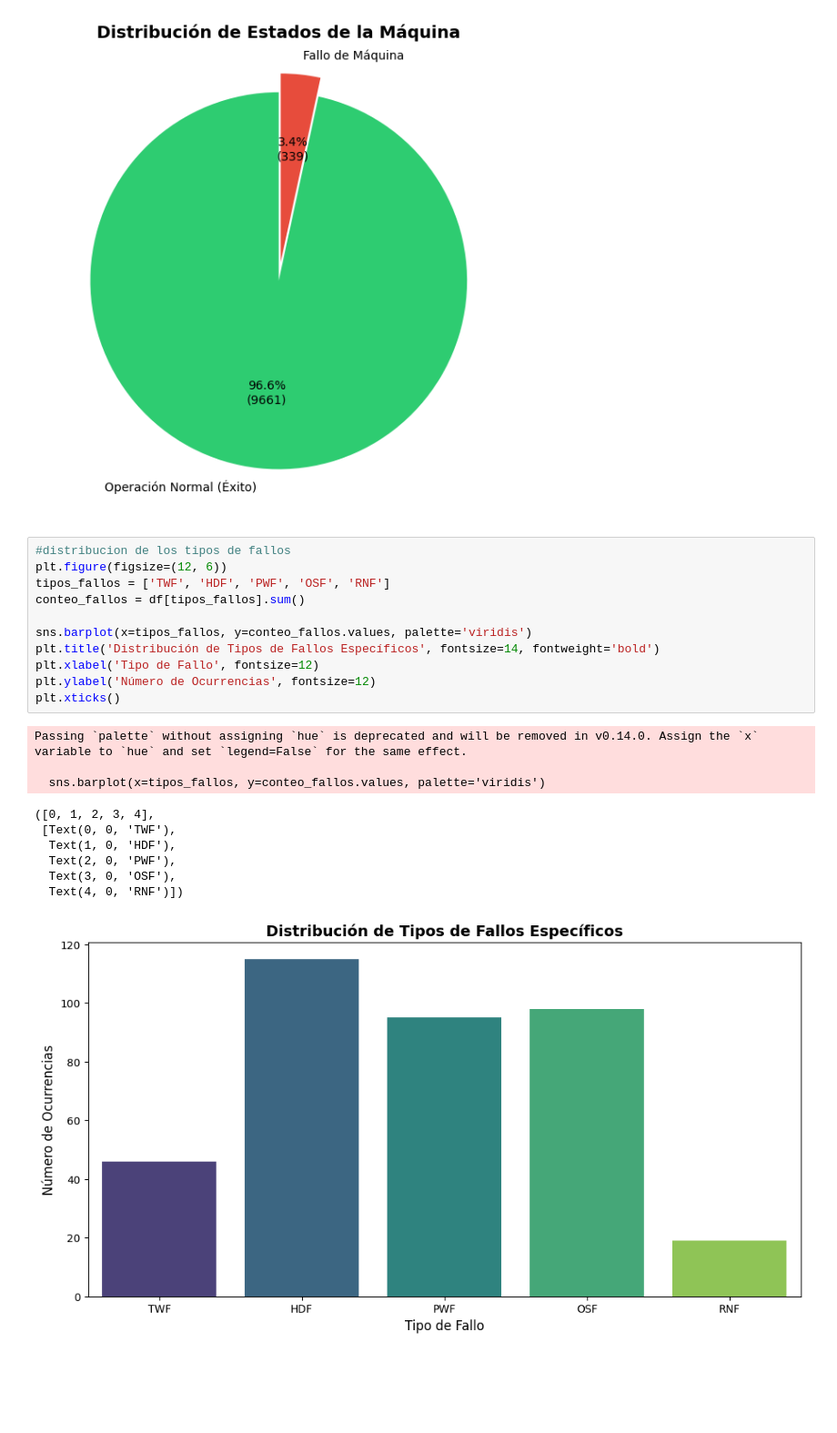
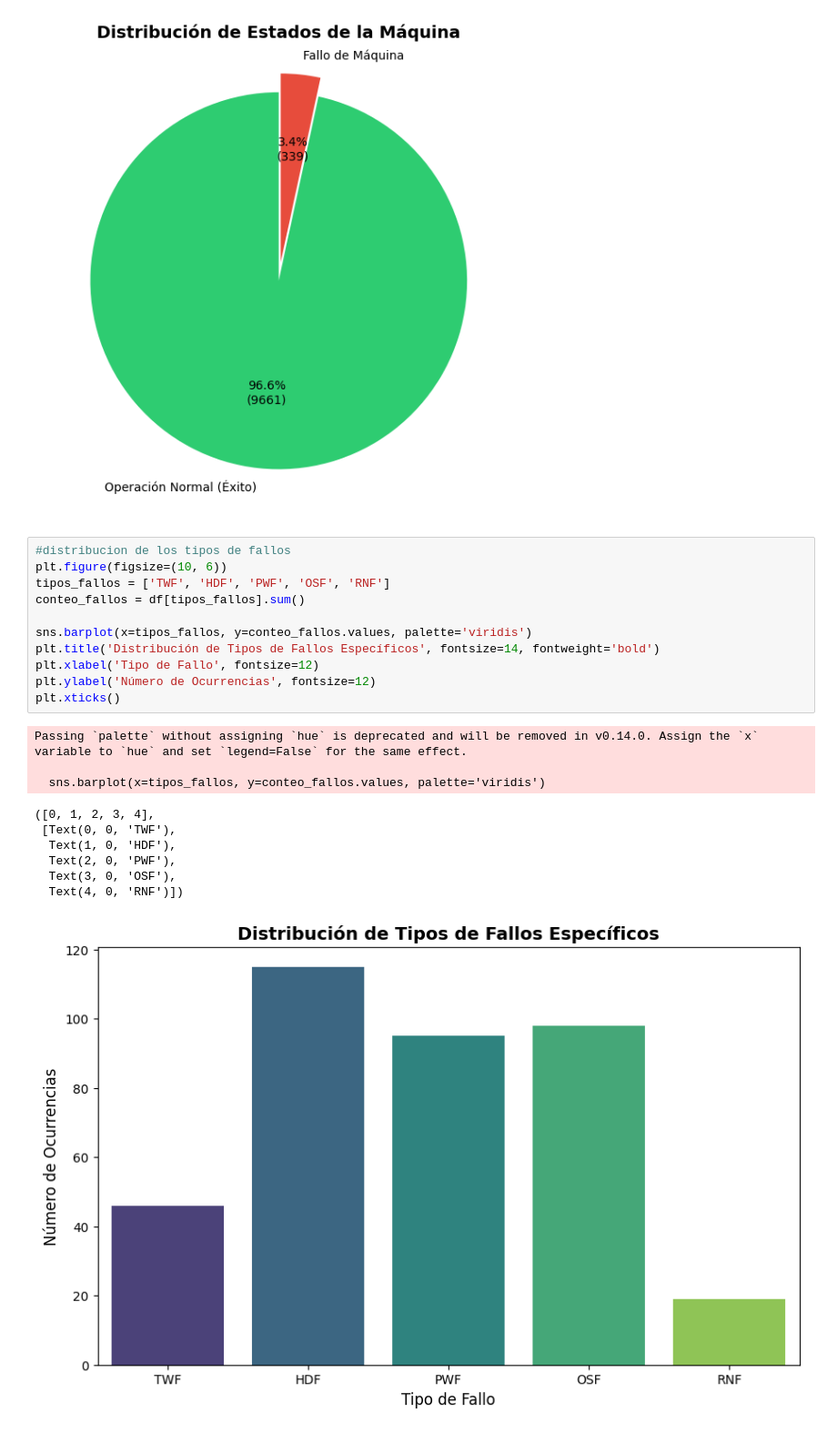
Before and after one commit to katherinerguez/Predictive-Repair-System, a Jupyter notebook: preprocessing.ipynb, the cells around one changed output. Shown at 91% size. Cells and saved outputs as stored; diff of their text form; blank space fills up the shorter version.

```diff
--- a/preprocessing.ipynb
+++ b/preprocessing.ipynb
@@ -21,25 +25,25 @@ plt.show()
 [figure]
 # %%
 #distribucion de los tipos de fallos
-plt.figure(figsize=(12, 6))
+plt.figure(figsize=(10, 6))
 tipos_fallos = ['TWF', 'HDF', 'PWF', 'OSF', 'RNF']
 conteo_fallos = df[tipos_fallos].sum()
 
 sns.barplot(x=tipos_fallos, y=conteo_fallos.values, palette='viridis')
 plt.title('Distribución de Tipos de Fallos Específicos', fontsize=14, fontweight='bold')
 plt.xlabel('Tipo de Fallo', fontsize=12)
 plt.ylabel('Número de Ocurrencias', fontsize=12)
 plt.xticks()
 # %% [output]
 Passing `palette` without assigning `hue` is deprecated and will be removed in v0.14.0. Assign the `x` variable to `hue` and set `legend=False` for the same effect.
 
   sns.barplot(x=tipos_fallos, y=conteo_fallos.values, palette='viridis')
 ([0, 1, 2, 3, 4],
  [Text(0, 0, 'TWF'),
   Text(1, 0, 'HDF'),
   Text(2, 0, 'PWF'),
   Text(3, 0, 'OSF'),
   Text(4, 0, 'RNF')])
-[figure, old version]
+[figure, new version]
 # %%
 #dsitribucion de fallos por tipos de maquinas
```
Also changed, not shown: parts of 5 cells of this notebook, 1 other file.
